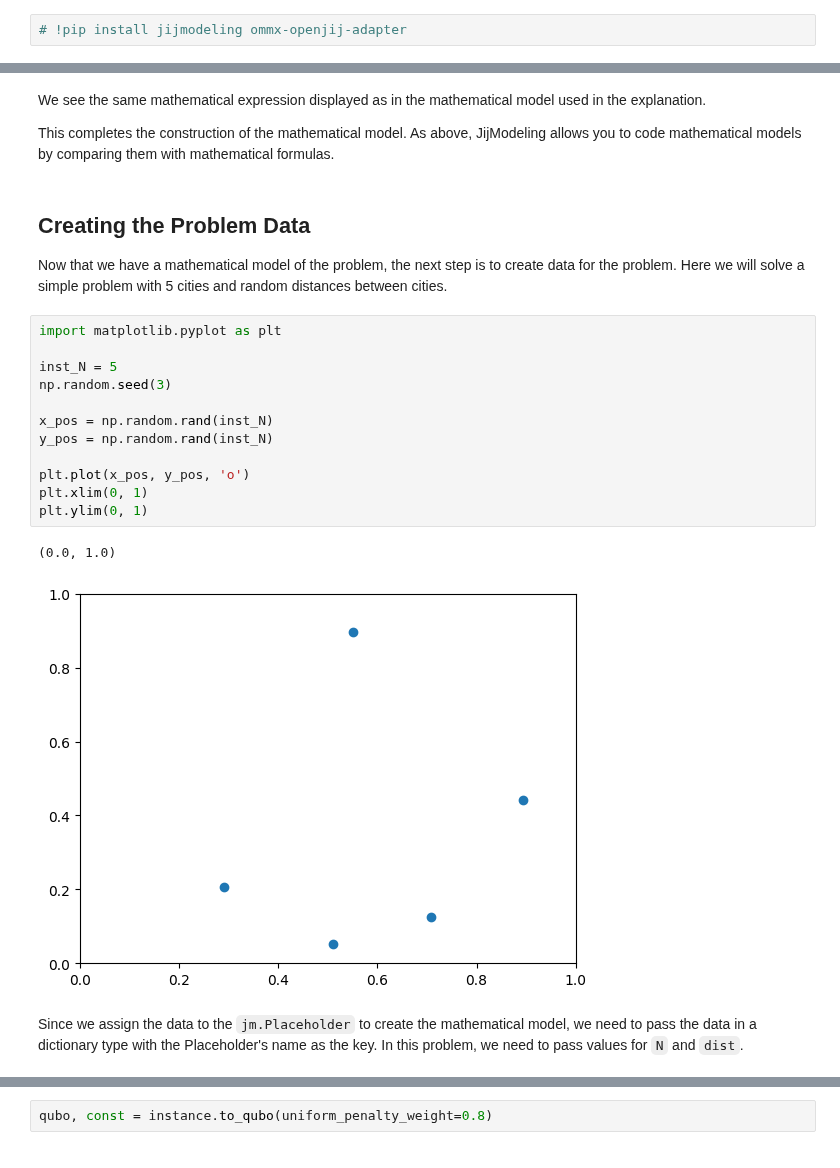
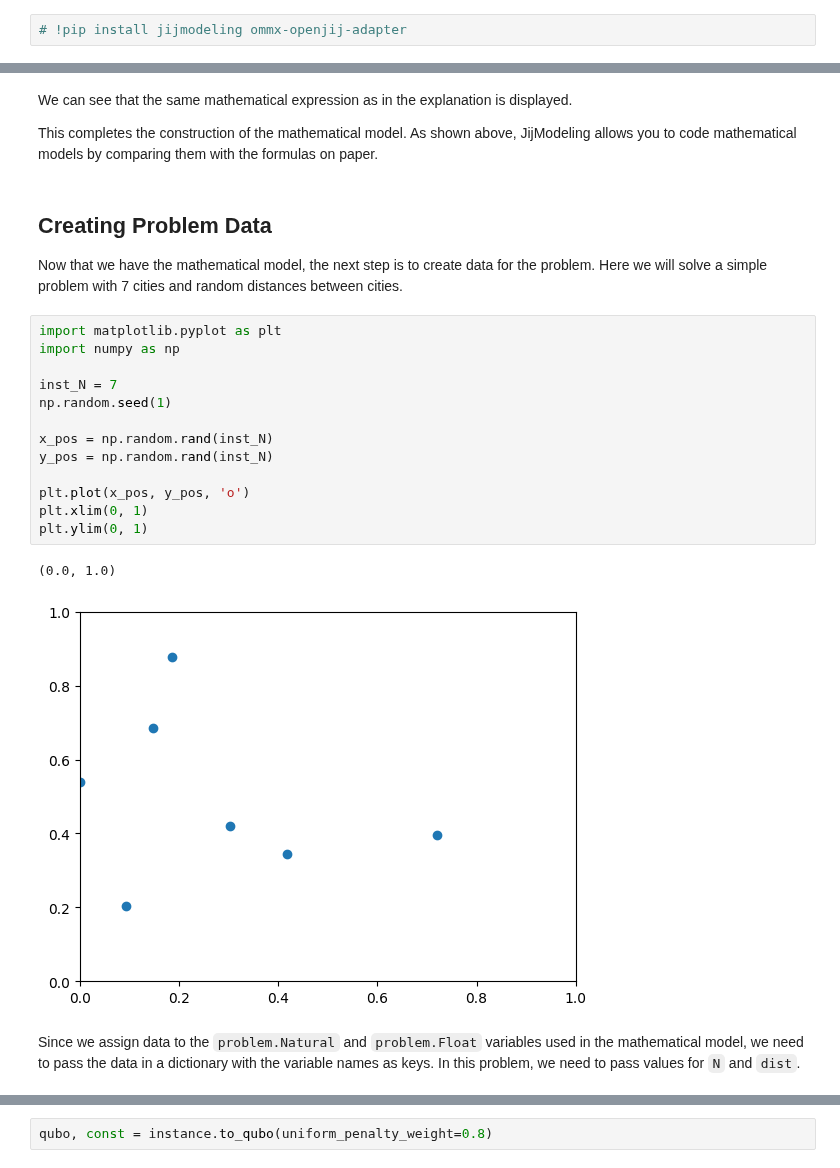
Before and after one commit to Jij-Inc/OpenJij, a Jupyter notebook: docs/en/tutorial/004-jijmodeling_openjij_tsp.ipynb, the cells around one changed output, grey strips where cells are left out. Drawn from its saved outputs; the diff is of its cells as text.

```diff
--- a/docs/en/tutorial/004-jijmodeling_openjij_tsp.ipynb
+++ b/docs/en/tutorial/004-jijmodeling_openjij_tsp.ipynb
@@ -111,29 +123,30 @@ $$\begin{array}{cccc}\text{Problem:} & \text{TSP} & & \\& & \min \quad \displays
 # %% [markdown]
-We see the same mathematical expression displayed as in the mathematical model used in the explanation.
+We can see that the same mathematical expression as in the explanation is displayed.
 
 This completes the construction of the mathematical model.
-As above, JijModeling allows you to code mathematical models by comparing them with mathematical formulas.
+As shown above, JijModeling allows you to code mathematical models by comparing them with the formulas on paper.
 # %% [markdown]
-## Creating the Problem Data
-Now that we have a mathematical model of the problem, the next step is to create data for the problem.
-Here we will solve a simple problem with 5 cities and random distances between cities.
+## Creating Problem Data
+Now that we have the mathematical model, the next step is to create data for the problem.
+Here we will solve a simple problem with 7 cities and random distances between cities.
 # %%
 import matplotlib.pyplot as plt
+import numpy as np
 
-inst_N = 5
-np.random.seed(3)
+inst_N = 7
+np.random.seed(1)
 
 x_pos = np.random.rand(inst_N)
 y_pos = np.random.rand(inst_N)
 
 plt.plot(x_pos, y_pos, 'o')
 plt.xlim(0, 1)
 plt.ylim(0, 1)
 # %% [output]
 (0.0, 1.0)
-[figure, old version]
+[figure, new version]
 # %% [markdown]
-Since we assign the data to the `jm.Placeholder` to create the mathematical model, we need to pass the data in a dictionary type with the Placeholder's name as the key.
+Since we assign data to the `problem.Natural` and `problem.Float` variables used in the mathematical model, we need to pass the data in a dictionary with the variable names as keys.
 In this problem, we need to pass values for `N` and `dist`.
 # %%
 XX, XX_T = np.meshgrid(x_pos, x_pos)
```
Also changed, not shown: parts of 50 cells of this notebook, 1 other file.
